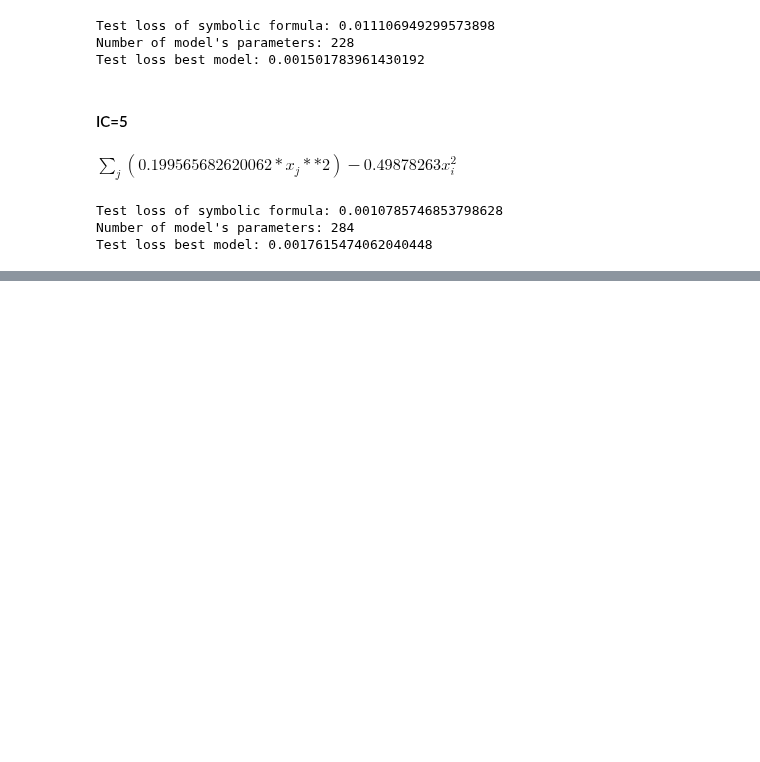
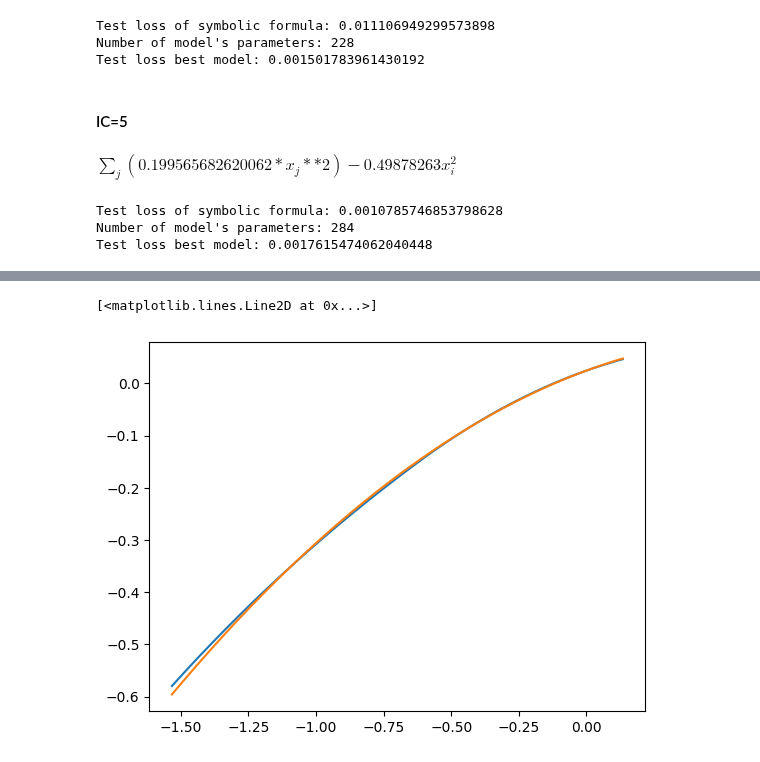
Before and after one commit to riccardocappi/Kan-for-Interpretable-Graph-Dynamics, a Jupyter notebook: post_processing.ipynb, the cells around one changed output, grey strips where cells are left out. Drawn from its saved outputs; the diff is of its cells as text; code cells hidden in the pictures; blank space fills up the shorter version.

```diff
--- a/post_processing.ipynb
+++ b/post_processing.ipynb
@@ -2484,0 +2564,33 @@ $\displaystyle \sum_{j}(0.14*(x_j + 0.26)**2 - 0.01) - 0.36 x_{i} - 0.15 \left(x
+# %%
+# spline = pd.read_csv("./saved_models/gkan/model_population_gkan/population_gkan_ic5_s5_pd_seed/0/gkan/h_net/1_0_1.csv")
+# x = spline['x']
+# y = spline['y']
+# func_1_0_0 = lambda x: -0.417440921841148*x - 0.0206961179118608
+# y_hat = func_1_0_0(x)
+
+# spline_2 = pd.read_csv("./saved_models/gkan/model_population_gkan/population_gkan_ic5_s5_pd_seed/0/gkan/h_net/0_1_0.csv")
+# x_2 = spline_2['x']
+# y_2 = spline_2['y']
+# func_0_1_0 = lambda x: 0.864792293598356*x - 0.129660943750775
+# y_hat_2 = func_0_1_0(x_2)
+
+spline_100 = pd.read_csv("./saved_models/gkan/model_population_gkan/population_gkan_ic5_s5_pd_seed/0/gkan/h_net/1_0_0.csv")
+x_100 = spline_100['x']
+y_100 = spline_100['y']
+func_1_0_0 = lambda x: -0.13961735367775*x**2 + 0.191250771284103*x + 0.0247471053153276
+y_hat_100 = func_1_0_0(x_100)
+
+
+
+# 0.287263571827889*x0 + 0.0299829353485954
+# %%
+# plt.plot(x, y)
+# plt.plot(x, y_hat)
+# plt.plot(x_2, y_2)
+# plt.plot(x_2, y_hat_2)
+plt.plot(x_100, y_100)
+plt.plot(x_100, y_hat_100)
+# plt.plot(x_100, y_hat_parab)
+# %% [output]
+[<matplotlib.lines.Line2D at 0x...>]
+[figure, added]
```
Also changed, not shown: parts of 36 cells of this notebook, 51 other files.
